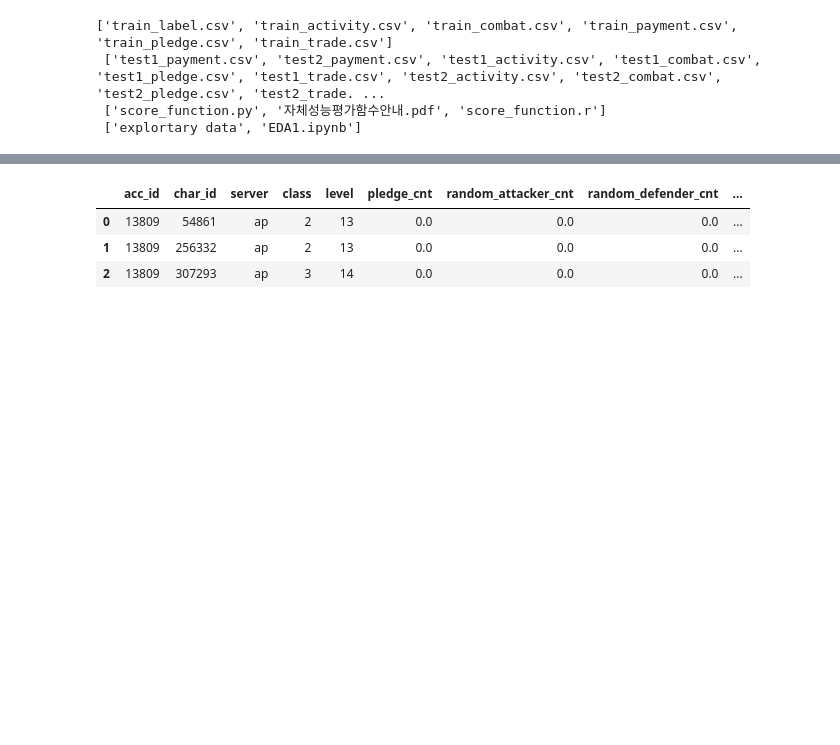
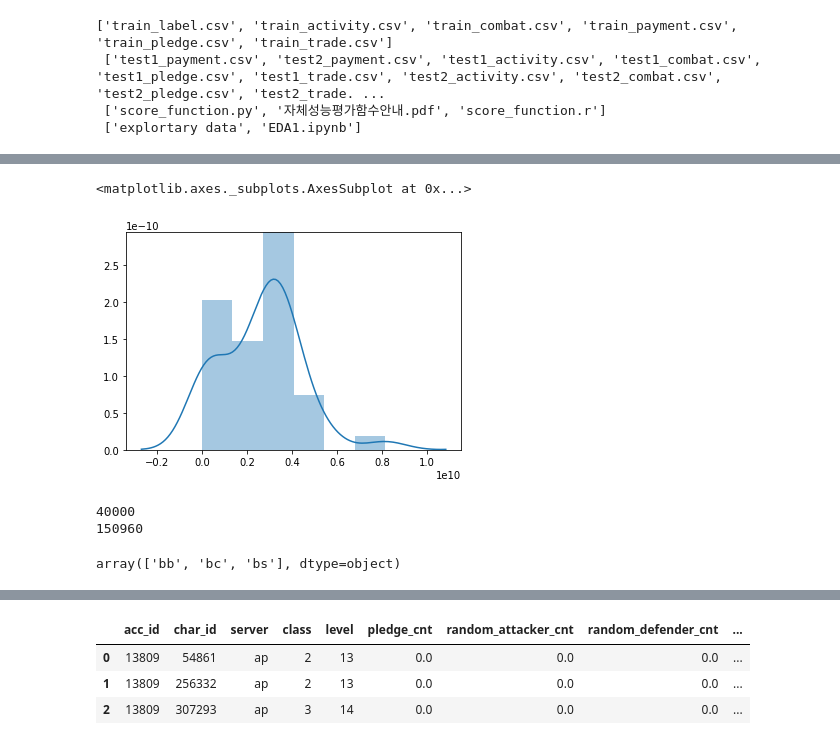
Before and after one commit to supportchelsea/bigcontest_2019, a Jupyter notebook: EDA_B.ipynb, the cells around one changed output, grey strips where cells are left out. Cells and saved outputs as stored; diff of their text form; code cells hidden in the pictures; blank space fills up the shorter version.

```diff
--- a/EDA_B.ipynb
+++ b/EDA_B.ipynb
@@ -59,0 +146,19 @@ train_label.head(3)
+# %%
+tmp = train_activity.groupby(['day','acc_id']).mean().iloc[:,1:2]
+
+sns.distplot(train_activity.groupby('server').sum().iloc[:,1:2])
+# %% [output]
+<matplotlib.axes._subplots.AxesSubplot at 0x...>
+[figure, added]
+# %%
+print(len(train_activity['acc_id'].unique()))
+print(len(train_activity['char_id'].unique()))
+# %% [output]
+40000
+150960
+# %%
+train_activity[train_activity['acc_id']==60388]['server'].unique()
+
+# 하나의 아이디는 하나의 서버인가? -> 아님
+# %% [output]
+array(['bb', 'bc', 'bs'], dtype=object)
```
Also changed, not shown: parts of 23 cells of this notebook.
